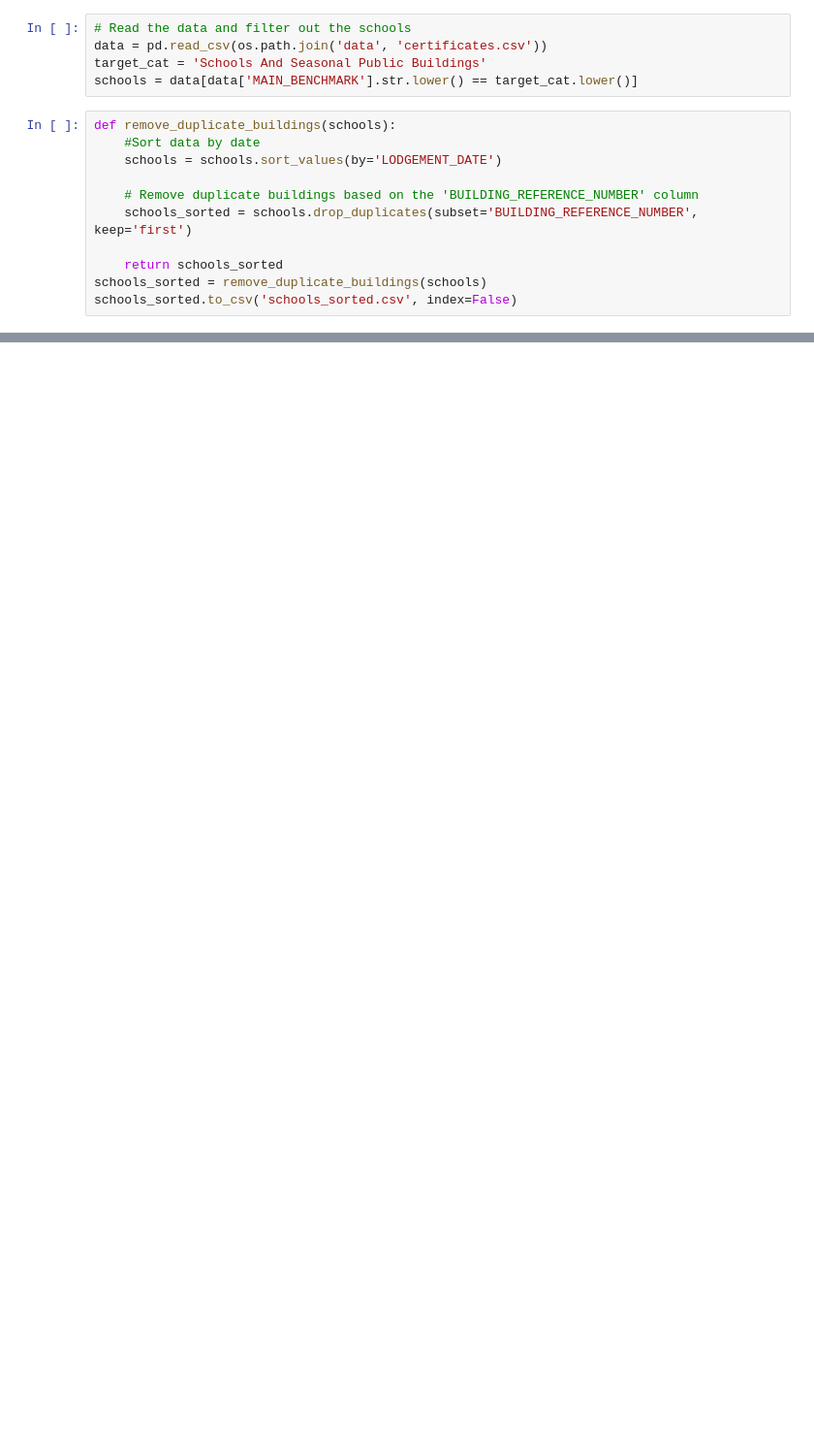
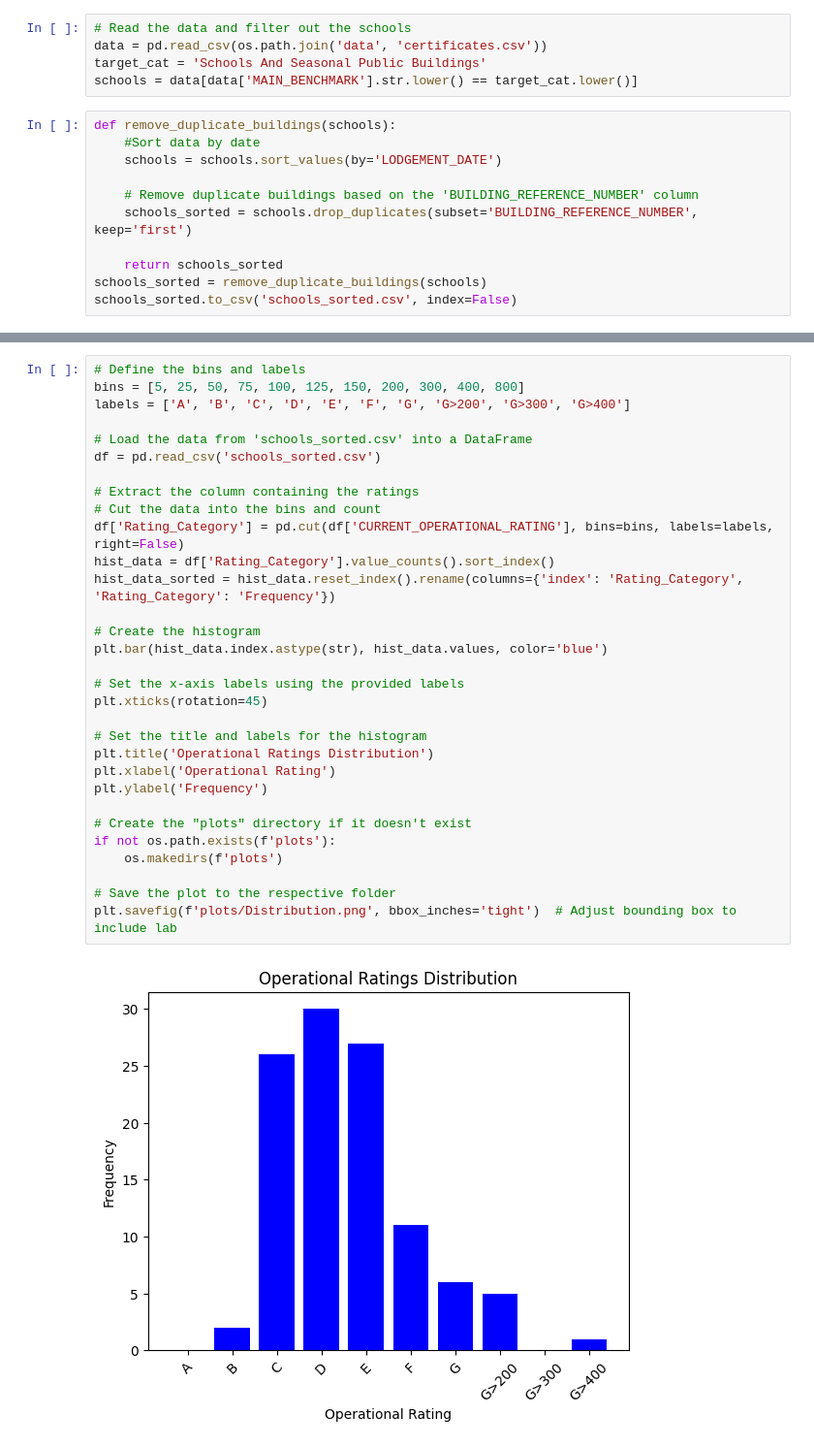
Before and after one commit to montyjackson/BEP, a Jupyter notebook: analysis.ipynb, the cells around one changed output, grey strips where cells are left out. Shown at 97% size. Drawn from its saved outputs; the diff is of its cells as text; blank space fills up the shorter version.

```diff
--- a/analysis.ipynb
+++ b/analysis.ipynb
@@ -30,0 +55,33 @@ schools_sorted.to_csv('schools_sorted.csv', index=False)
+# %%
+# Define the bins and labels
+bins = [5, 25, 50, 75, 100, 125, 150, 200, 300, 400, 800]
+labels = ['A', 'B', 'C', 'D', 'E', 'F', 'G', 'G>200', 'G>300', 'G>400']
+
+# Load the data from 'schools_sorted.csv' into a DataFrame
+df = pd.read_csv('schools_sorted.csv')
+
+# Extract the column containing the ratings
+# Cut the data into the bins and count
+df['Rating_Category'] = pd.cut(df['CURRENT_OPERATIONAL_RATING'], bins=bins, labels=labels, right=False)
+hist_data = df['Rating_Category'].value_counts().sort_index()
+hist_data_sorted = hist_data.reset_index().rename(columns={'index': 'Rating_Category', 'Rating_Category': 'Frequency'})
+
+# Create the histogram
+plt.bar(hist_data.index.astype(str), hist_data.values, color='blue')
+
+# Set the x-axis labels using the provided labels
+plt.xticks(rotation=45)
+
+# Set the title and labels for the histogram
+plt.title('Operational Ratings Distribution')
+plt.xlabel('Operational Rating')
+plt.ylabel('Frequency')
+
+# Create the "plots" directory if it doesn't exist
+if not os.path.exists(f'plots'):
+    os.makedirs(f'plots')
+
+# Save the plot to the respective folder
+plt.savefig(f'plots/Distribution.png', bbox_inches='tight')  # Adjust bounding box to include lab
+# %% [output]
+[figure, added]
```
Also changed, not shown: parts of 2 cells of this notebook.
